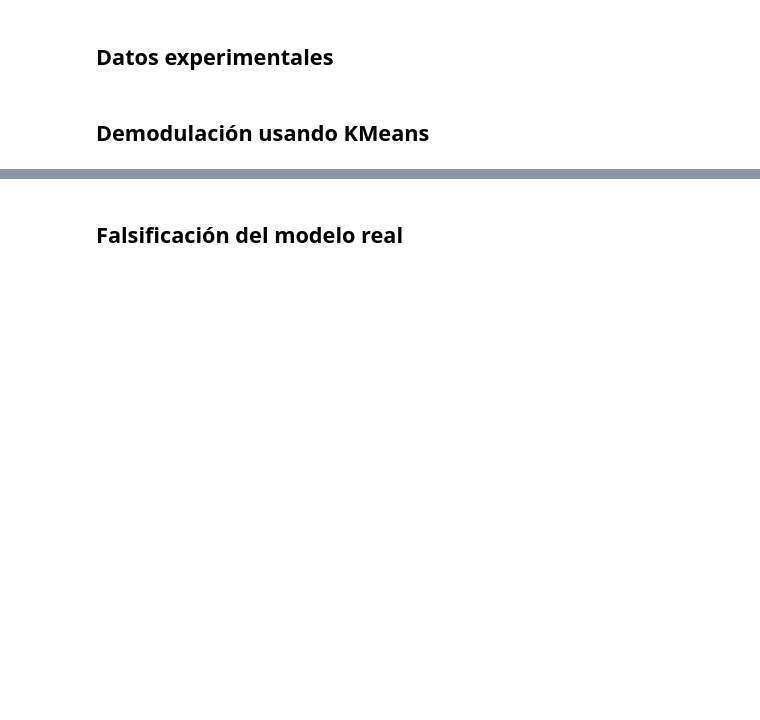
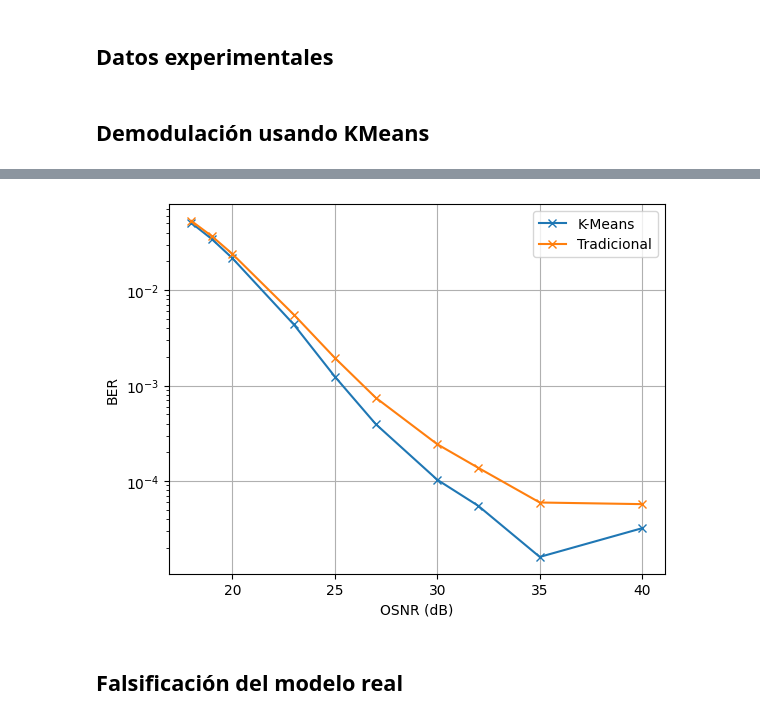
Before and after one commit to jjgranadat/Semillero_SOFA, a Jupyter notebook: knn_svm_kmeans_16qam.ipynb, the cells around one changed output, grey strips where cells are left out. Drawn from its saved outputs; the diff is of its cells as text; code cells hidden in the pictures; blank space fills up the shorter version.

```diff
--- a/knn_svm_kmeans_16qam.ipynb
+++ b/knn_svm_kmeans_16qam.ipynb
@@ -162,7 +171,16 @@ SNR 27dB terminado.
 # %%
 snr = [18, 19, 20, 23, 25, 27, 30, 32, 35, 40]
-BER = [ber.get(f"consY{snr_i}dB").get("kmeans") for snr_i in snr]
-plt.semilogy(snr, BER, marker = "x")
+kBER = [ber.get(f"consY{snr_i}dB").get("kmeans") for snr_i in snr]
+tBER = [ber.get(f"consY{snr_i}dB").get("trad") for snr_i in snr]
+plt.semilogy(snr, kBER, marker = "x", label = "K-Means")
+plt.semilogy(snr, tBER, marker = "x", label = "Tradicional")
+plt.xlabel("OSNR (dB)")
+plt.ylabel("BER")
+plt.grid()
+plt.legend(loc = "upper right")
+plt.show()
+# %% [output]
+[figure, added]
 # %% [markdown]
 ## Falsificación del modelo real
 # %%
```
Also changed, not shown: parts of 1 cell of this notebook.
